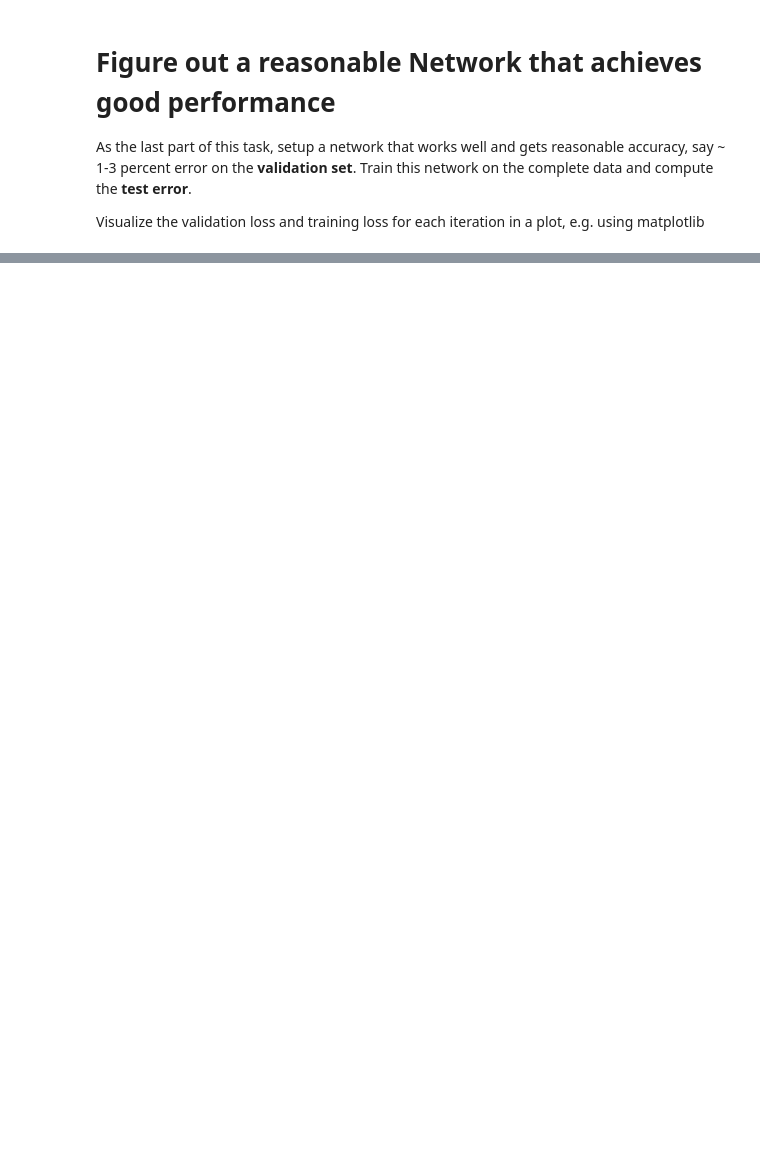
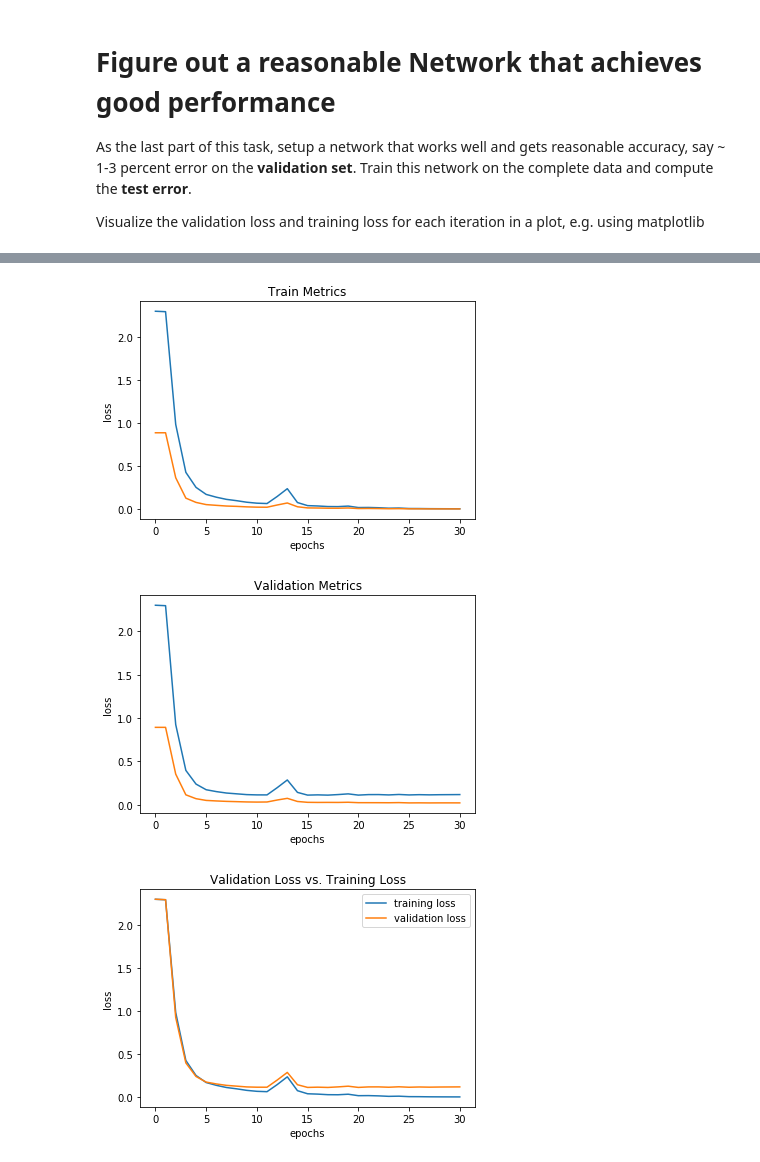
Before and after one commit to JulesBlubb/Deep-Learning-Lab, a Jupyter notebook: exercise1/exercise_1.ipynb, the cells around one changed output, grey strips where cells are left out. Cells and saved outputs as stored; diff of their text form; code cells hidden in the pictures; blank space fills up the shorter version.

```diff
--- a/exercise1/exercise_1.ipynb
+++ b/exercise1/exercise_1.ipynb
@@ -766,0 +859,32 @@ plt.show()
+# %%
+# plotting for preimplemented nn
+# plot training error & loss
+plt.figure(4)
+plt.plot(nn2.plot_train_loss)
+plt.plot(nn2.plot_train_error)
+plt.title('Train Metrics')
+plt.ylabel('loss')
+plt.xlabel('epochs')
+
+# plot training error & loss
+plt.figure(5)
+plt.plot(nn2.plot_valid_loss)
+plt.plot(nn2.plot_valid_error)
+plt.title('Validation Metrics')
+plt.ylabel('loss')
+plt.xlabel('epochs')
+plt.show()
+
+#plot validation loss vs. training loss
+plt.figure(6)
+plt.plot(nn2.plot_train_loss, label='training loss')
+plt.plot(nn2.plot_valid_loss, label='validation loss')
+plt.title('Validation Loss vs. Training Loss')
+plt.ylabel('loss')
+plt.xlabel('epochs')
+plt.legend()
+plt.show()
+# %% [output]
+[figure, added]
+[figure, added]
+[figure, added]
```
Also changed, not shown: parts of 6 cells of this notebook, 4 other files.
